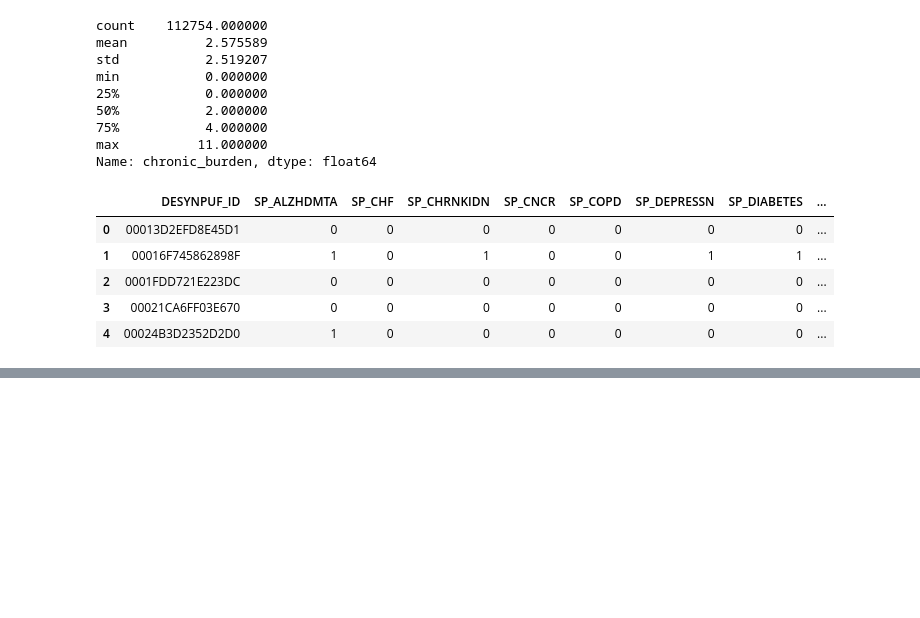
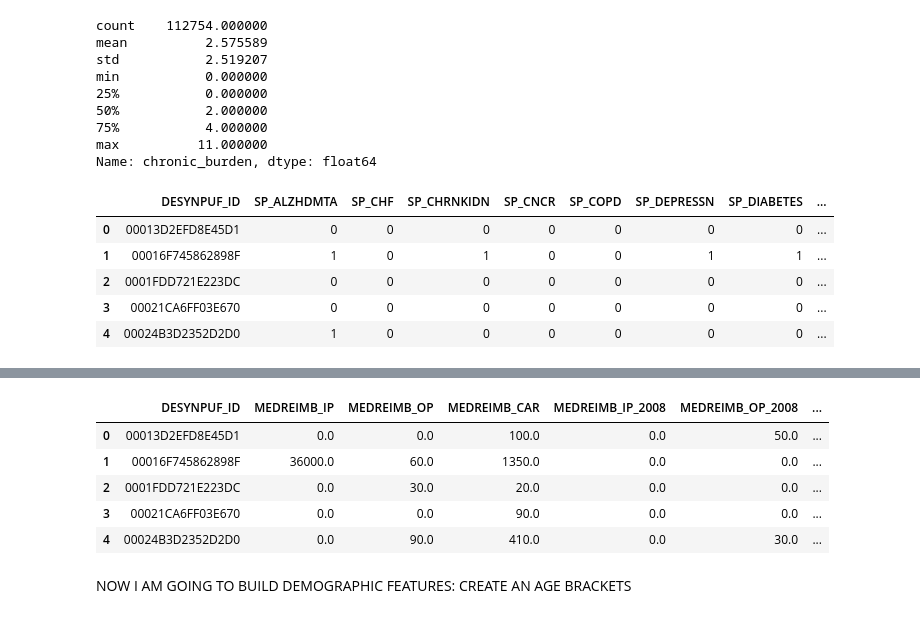
Before and after one commit to Mihira20/PCP-disengagement-risk-scorer, a Jupyter notebook: notebooks/01_EDA.ipynb, the cells around one changed output, grey strips where cells are left out. Cells and saved outputs as stored; diff of their text form; code cells hidden in the pictures; blank space fills up the shorter version.

```diff
--- a/notebooks/01_EDA.ipynb
+++ b/notebooks/01_EDA.ipynb
@@ -288,0 +396,21 @@ chronic_features.head()
+# %%
+util_features["Avg_MEDREIMB_IP"]=util_features[["MEDREIMB_IP", "MEDREIMB_IP_2008"]].mean(axis=1)
+util_features["Avg_MEDREIMB_OP"]=util_features[["MEDREIMB_OP", "MEDREIMB_OP_2008"]].mean(axis=1)
+util_features["Avg_MEDREIMB_CAR"]=util_features[["MEDREIMB_CAR", "MEDREIMB_CAR_2008"]].mean(axis=1)
+# %%
+util_features["MEDREIMB_IP_trend"]=util_features["MEDREIMB_IP"] - util_features["MEDREIMB_IP_2008"]
+util_features["MEDREIMB_OP_trend"]=util_features["MEDREIMB_OP"] - util_features["MEDREIMB_OP_2008"]
+util_features["MEDREIMB_CAR_trend"]=util_features["MEDREIMB_CAR"] - util_features["MEDREIMB_CAR_2008"]
+# %%
+util_features.head()
+# %% [output]
+|  | DESYNPUF_ID | MEDREIMB_IP | MEDREIMB_OP | MEDREIMB_CAR | MEDREIMB_IP_2008 | MEDREIMB_OP_2008 | ... |
+| 0 | 00013D2EFD8E45D1 | 0.0 | 0.0 | 100.0 | 0.0 | 50.0 | ... |
+| 1 | 00016F745862898F | 36000.0 | 60.0 | 1350.0 | 0.0 | 0.0 | ... |
+| 2 | 0001FDD721E223DC | 0.0 | 30.0 | 20.0 | 0.0 | 0.0 | ... |
+| 3 | 00021CA6FF03E670 | 0.0 | 0.0 | 90.0 | 0.0 | 0.0 | ... |
+| 4 | 00024B3D2352D2D0 | 0.0 | 90.0 | 410.0 | 0.0 | 30.0 | ... |
+# %% [markdown]
+
+
+NOW I AM GOING TO BUILD DEMOGRAPHIC FEATURES: CREATE AN AGE BRACKETS
```
Also changed, not shown: parts of 18 cells of this notebook.
